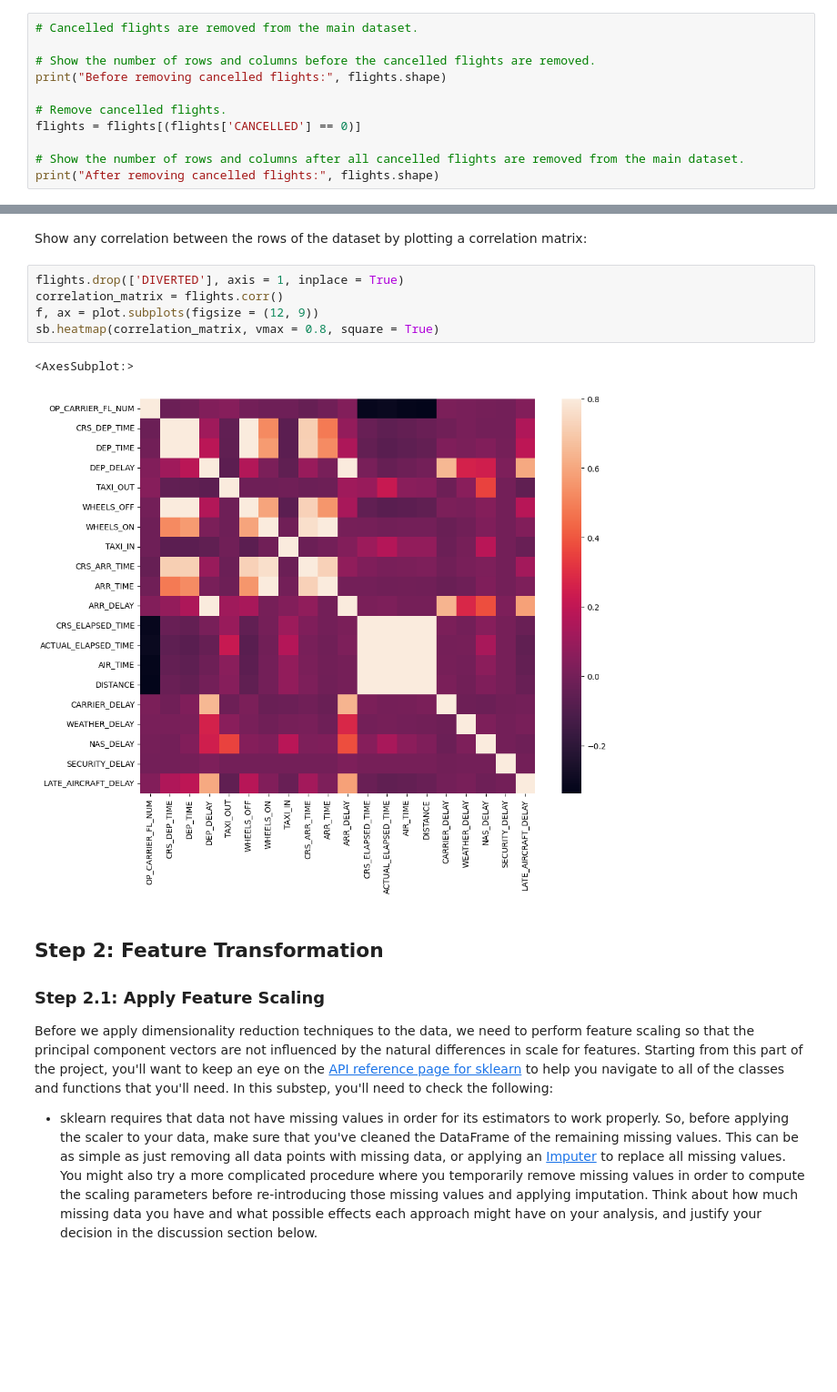
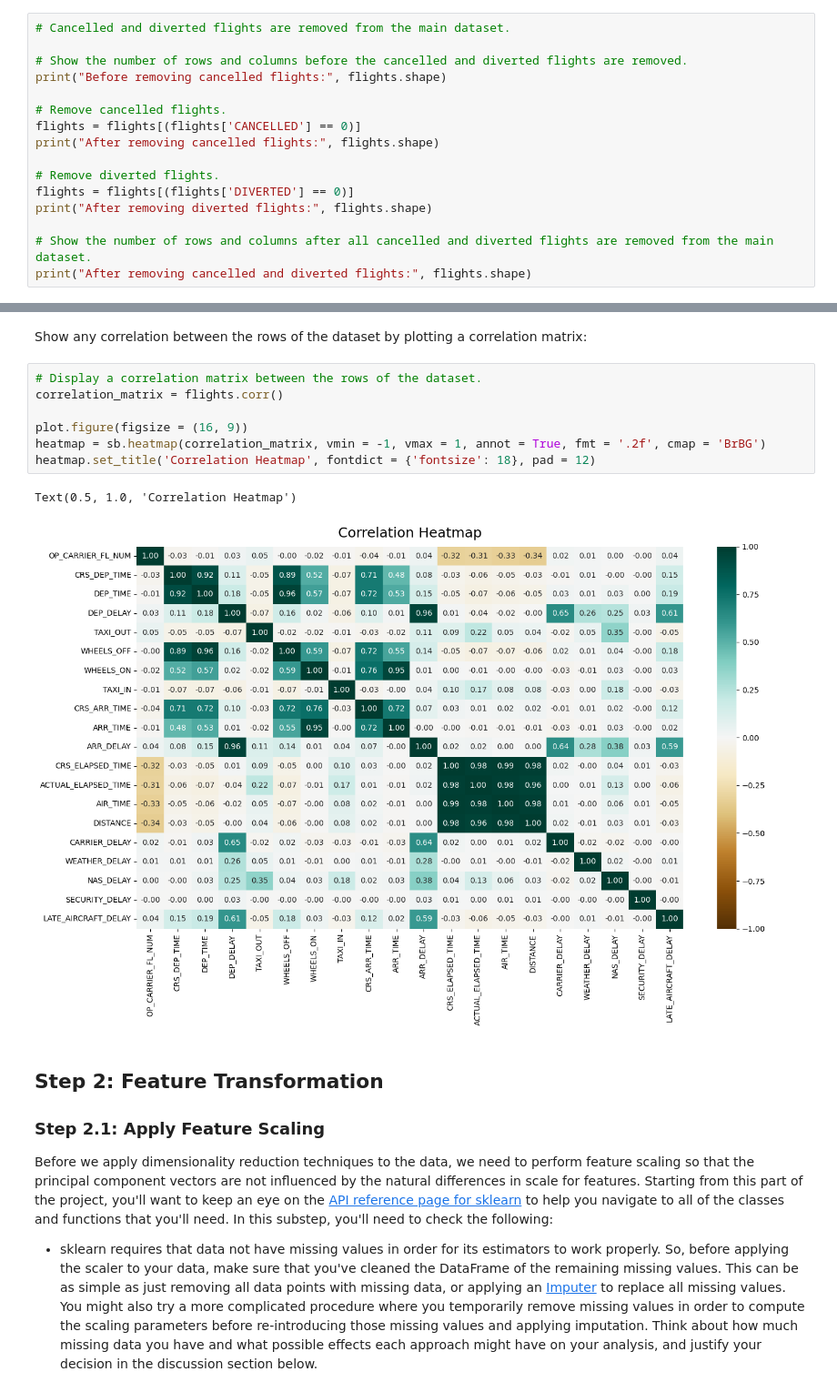
Before and after one commit to misterpsmith/wgu-d195, a Jupyter notebook: flight-delay-causes.ipynb, the cells around one changed output, grey strips where cells are left out. Shown: that part at 91% size. Drawn from its saved outputs; the diff is of its cells as text; blank space fills up the shorter version.

```diff
--- a/flight-delay-causes.ipynb
+++ b/flight-delay-causes.ipynb
@@ -343,14 +343,19 @@ Remove the cancelled flights from the main dataset:
 # %%
-# Cancelled flights are removed from the main dataset.
+# Cancelled and diverted flights are removed from the main dataset.
 
-# Show the number of rows and columns before the cancelled flights are removed.
+# Show the number of rows and columns before the cancelled and diverted flights are removed.
 print("Before removing cancelled flights:", flights.shape)
 
 # Remove cancelled flights.
 flights = flights[(flights['CANCELLED'] == 0)]
+print("After removing cancelled flights:", flights.shape)
 
-# Show the number of rows and columns after all cancelled flights are removed from the main dataset.
-print("After removing cancelled flights:", flights.shape)
+# Remove diverted flights.
+flights = flights[(flights['DIVERTED'] == 0)]
+print("After removing diverted flights:", flights.shape)
+
+# Show the number of rows and columns after all cancelled and diverted flights are removed from the main dataset.
+print("After removing cancelled and diverted flights:", flights.shape)
 # %% [output]
 Before removing cancelled flights: (61556964, 27)
 After removing cancelled flights: (60583755, 27)
@@ -556,14 +564,16 @@ memory usage: 4.4+ GB
 ## Analysis:
 # %% [markdown]
 Show any correlation between the rows of the dataset by plotting a correlation matrix:
-# %%
-flights.drop(['DIVERTED'], axis = 1, inplace = True)
-correlation_matrix = flights.corr()
-f, ax = plot.subplots(figsize = (12, 9))
-sb.heatmap(correlation_matrix, vmax = 0.8, square = True)
-# %% [output]
-<AxesSubplot:>
-[figure, removed]
+# %%
+# Display a correlation matrix between the rows of the dataset.
+correlation_matrix = flights.corr()
+
+plot.figure(figsize = (16, 9))
+heatmap = sb.heatmap(correlation_matrix, vmin = -1, vmax = 1, annot = True, fmt = '.2f', cmap = 'BrBG')
+heatmap.set_title('Correlation Heatmap', fontdict = {'fontsize': 18}, pad = 12)
+# %% [output]
+Text(0.5, 1.0, 'Correlation Heatmap')
+[figure, added]
 # %% [markdown]
 ## Step 2: Feature Transformation
 
```
Also changed, not shown: parts of 12 cells of this notebook.
